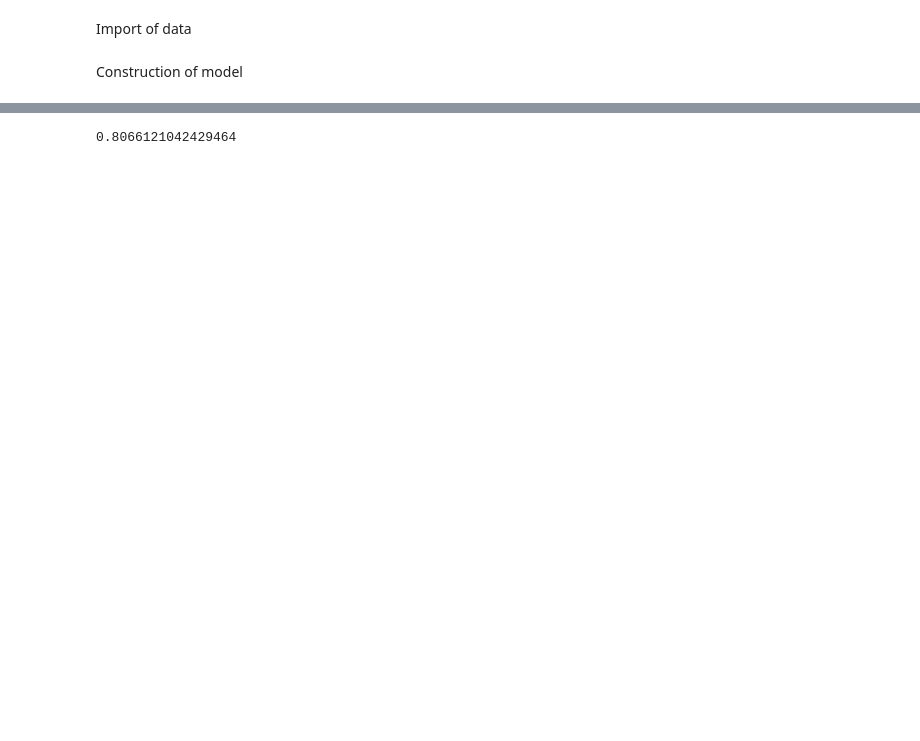
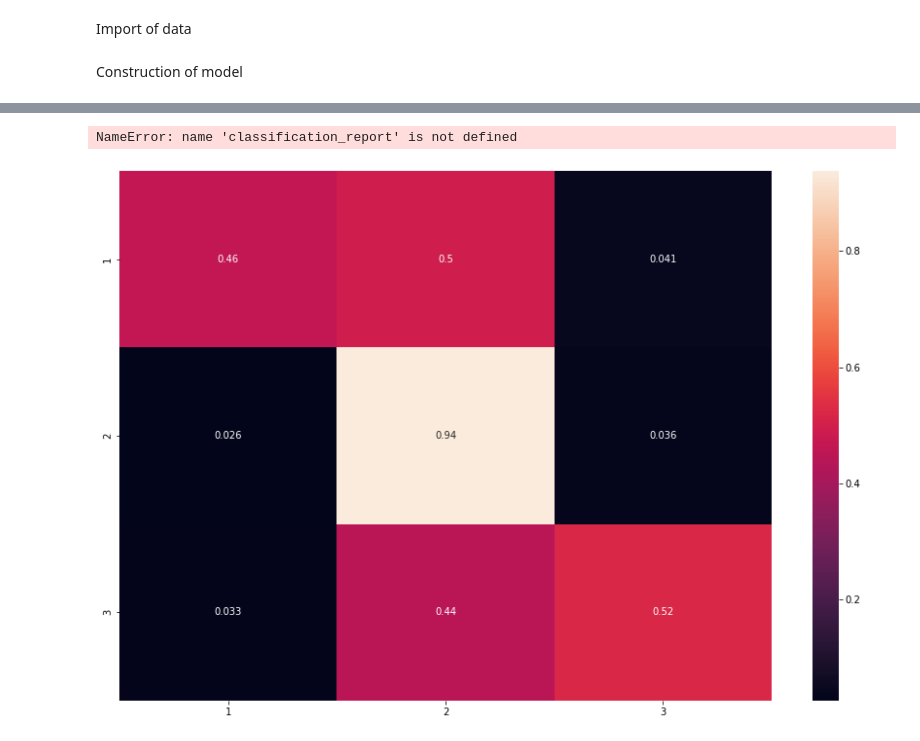
Before and after one commit to JacobKjaerager/RandDfall2021, a Jupyter notebook: ResearchNotebook - Copy.ipynb, the cells around one changed output, grey strips where cells are left out. Drawn from its saved outputs; the diff is of its cells as text; code cells hidden in the pictures; blank space fills up the shorter version.

```diff
--- a/ResearchNotebook - Copy.ipynb
+++ b/ResearchNotebook - Copy.ipynb
@@ -104,2 +140,6 @@ Epoch 13/20
 # %%
-y_pred = model.predict(X_test, verbose=1)
+#Predict testset.
+y_pred = model.predict(X_test, verbose=0)
+df = pd.DataFrame(columns=["predicted", "real"])
+df["predicted"] = pd.Series(y_pred.mean(axis=1).round()).astype(int)
+df["real"] = y_test[0]
@@ -108,10 +146,14 @@ y_pred = model.predict(X_test, verbose=1)
 # %%
-n = (pd.Series(y_pred.ravel().round()).astype(int) - y_test[0])
-len(n[n==0]) / y_pred.shape[0]
+print(classification_report(y_true=y_test, y_pred=pd.Series(y_pred.mean(axis=1).round()).astype(int), labels=[1, 2, 3]))
+print("Correct classified percentage of class 1 is: {}%".format(round(((t1.real.loc[1]*100)/t1.real.sum()),3)))
+print("Correct classified percentage of class 2 is: {}%".format(round(((t2.real.loc[2]*100)/t2.real.sum()),3)))
+print("Correct classified percentage of class 3 is: {}%".format(round(((t3.real.loc[3]*100)/t3.real.sum()),3)))
+print("Correct percentage of testset 1 realtion between (predicted_1/(predicted_1 + predicted_3)) is: {}%".format(round(((t1.real.loc[1]*100)/(t1.real.loc[1]+ t1.real.loc[3])),3)))
+print("Correct percentage of testset 3 realtion between (predicted_3/(predicted_1 + predicted_3)) is: {}%".format(round(((t3.real.loc[3]*100)/(t3.real.loc[1]+ t3.real.loc[3])),3)))
 # %% [output]
-0.8066121042429464
+NameError: name 'classification_report' is not defined
 # %%
-df = pd.DataFrame(columns=["predicted", "real"])
-df["predicted"] = pd.Series(y_pred.ravel().round()).astype(int)
-df["real"] = y_test[0]
+get_heatmap_confusion_matrix(df)
+# %% [output]
+[figure, added]
 # %%
```
Also changed, not shown: parts of 10 cells of this notebook, 47 other files.
